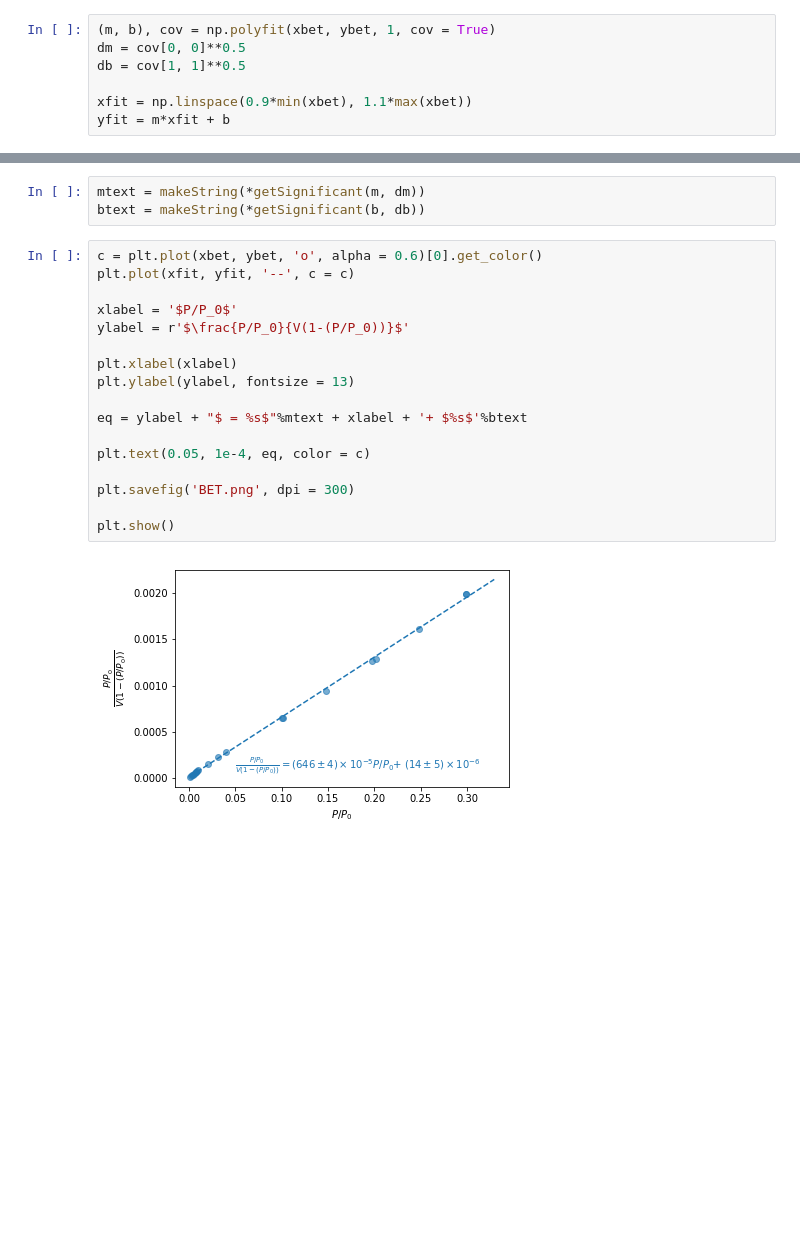
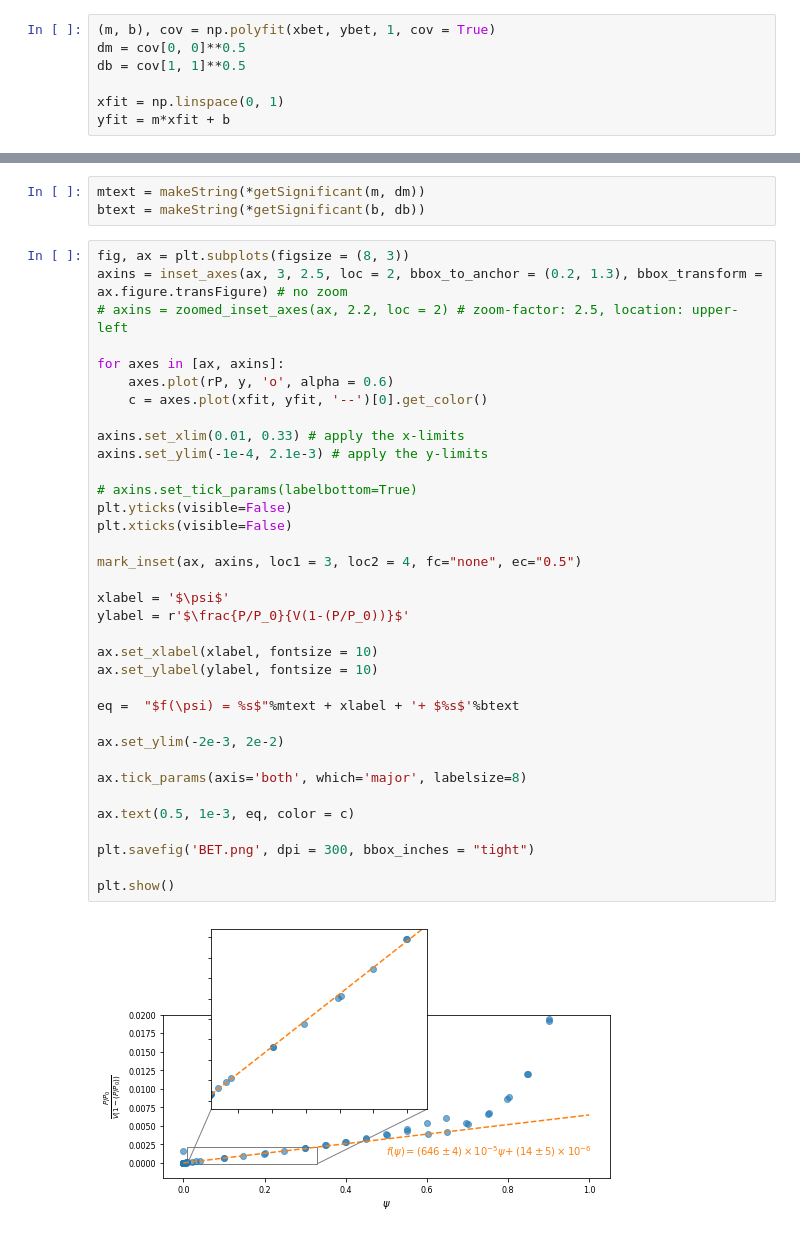
Before and after one commit to jsbarbosa/fqAvanzada, a Jupyter notebook: Isotermas/Plots.ipynb, the cells around one changed output, grey strips where cells are left out. Drawn from its saved outputs; the diff is of its cells as text; blank space fills up the shorter version.

```diff
--- a/Isotermas/Plots.ipynb
+++ b/Isotermas/Plots.ipynb
@@ -60,7 +62,7 @@ ybet = y[valid]
 dm = cov[0, 0]**0.5
 db = cov[1, 1]**0.5
 
-xfit = np.linspace(0.9*min(xbet), 1.1*max(xbet))
+xfit = np.linspace(0, 1)
 yfit = m*xfit + b
 # %%
 vm = getVm(m, b)
@@ -77,23 +79,41 @@ print(C, dC)
 # %%
 mtext = makeString(*getSignificant(m, dm))
 btext = makeString(*getSignificant(b, db))
-# %%
-c = plt.plot(xbet, ybet, 'o', alpha = 0.6)[0].get_color()
-plt.plot(xfit, yfit, '--', c = c)
-
-xlabel = '$P/P_0$'
-ylabel = r'$\frac{P/P_0}{V(1-(P/P_0))}$'
-
-plt.xlabel(xlabel)
-plt.ylabel(ylabel, fontsize = 13)
-
-eq = ylabel + "$ = %s$"%mtext + xlabel + '+ $%s$'%btext
-
-plt.text(0.05, 1e-4, eq, color = c)
-
-plt.savefig('BET.png', dpi = 300)
-
-plt.show()
-# %% [output]
-[figure, removed]
+# %%
+fig, ax = plt.subplots(figsize = (8, 3))
+axins = inset_axes(ax, 3, 2.5, loc = 2, bbox_to_anchor = (0.2, 1.3), bbox_transform = ax.figure.transFigure) # no zoom
+# axins = zoomed_inset_axes(ax, 2.2, loc = 2) # zoom-factor: 2.5, location: upper-left
+
+for axes in [ax, axins]:
+    axes.plot(rP, y, 'o', alpha = 0.6)
+    c = axes.plot(xfit, yfit, '--')[0].get_color()
+
+axins.set_xlim(0.01, 0.33) # apply the x-limits
+axins.set_ylim(-1e-4, 2.1e-3) # apply the y-limits
+
+# axins.set_tick_params(labelbottom=True)
+plt.yticks(visible=False)
+plt.xticks(visible=False)
+
+mark_inset(ax, axins, loc1 = 3, loc2 = 4, fc="none", ec="0.5")
+
+xlabel = '$\psi$'
+ylabel = r'$\frac{P/P_0}{V(1-(P/P_0))}$'
+
+ax.set_xlabel(xlabel, fontsize = 10)
+ax.set_ylabel(ylabel, fontsize = 10)
+
+eq =  "$f(\psi) = %s$"%mtext + xlabel + '+ $%s$'%btext
+
+ax.set_ylim(-2e-3, 2e-2)
+
+ax.tick_params(axis='both', which='major', labelsize=8)
+
+ax.text(0.5, 1e-3, eq, color = c)
+
+plt.savefig('BET.png', dpi = 300, bbox_inches = "tight")
+
+plt.show()
+# %% [output]
+[figure, added]
 # %%
```
Also changed, not shown: parts of 4 cells of this notebook, 5 other files.
